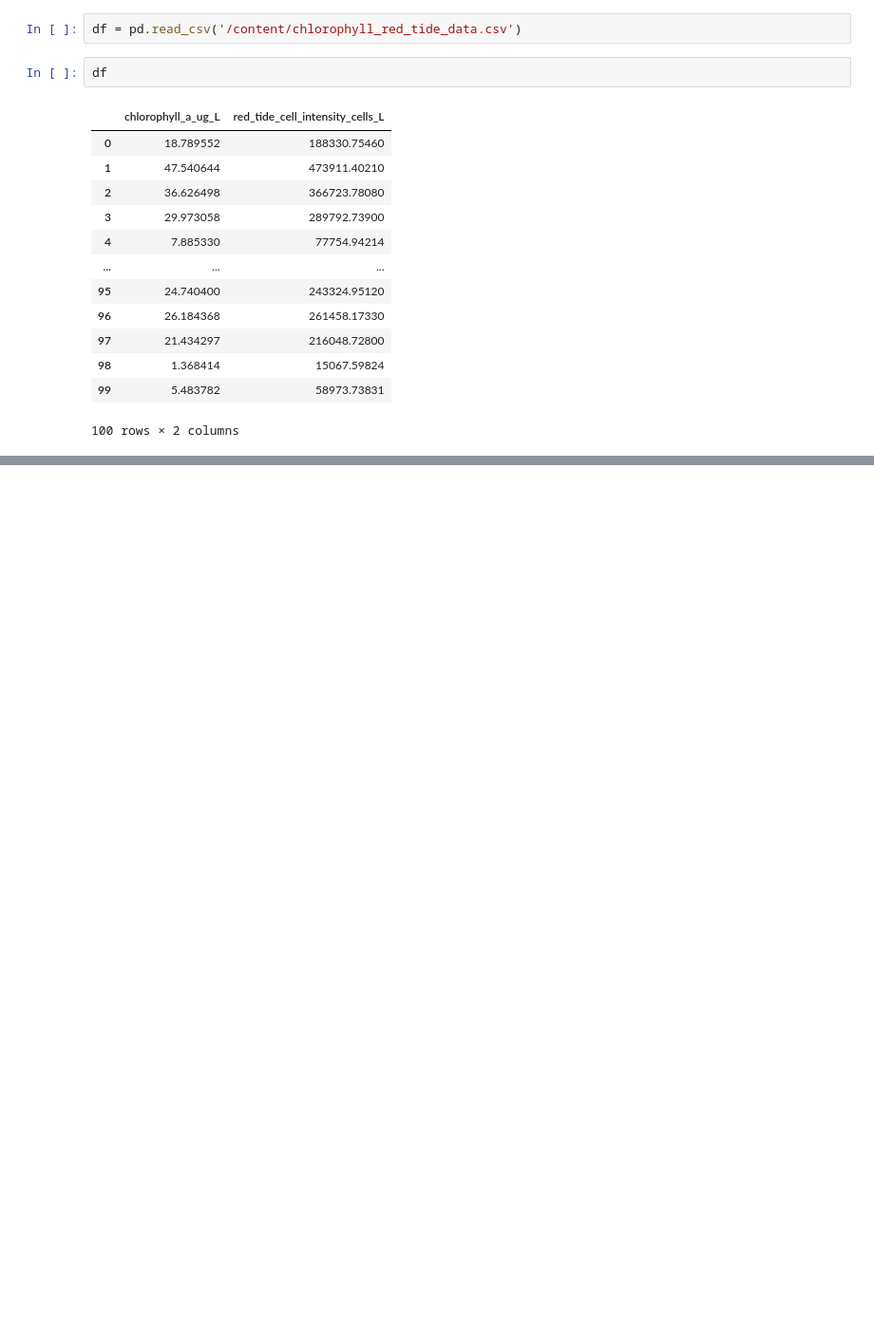
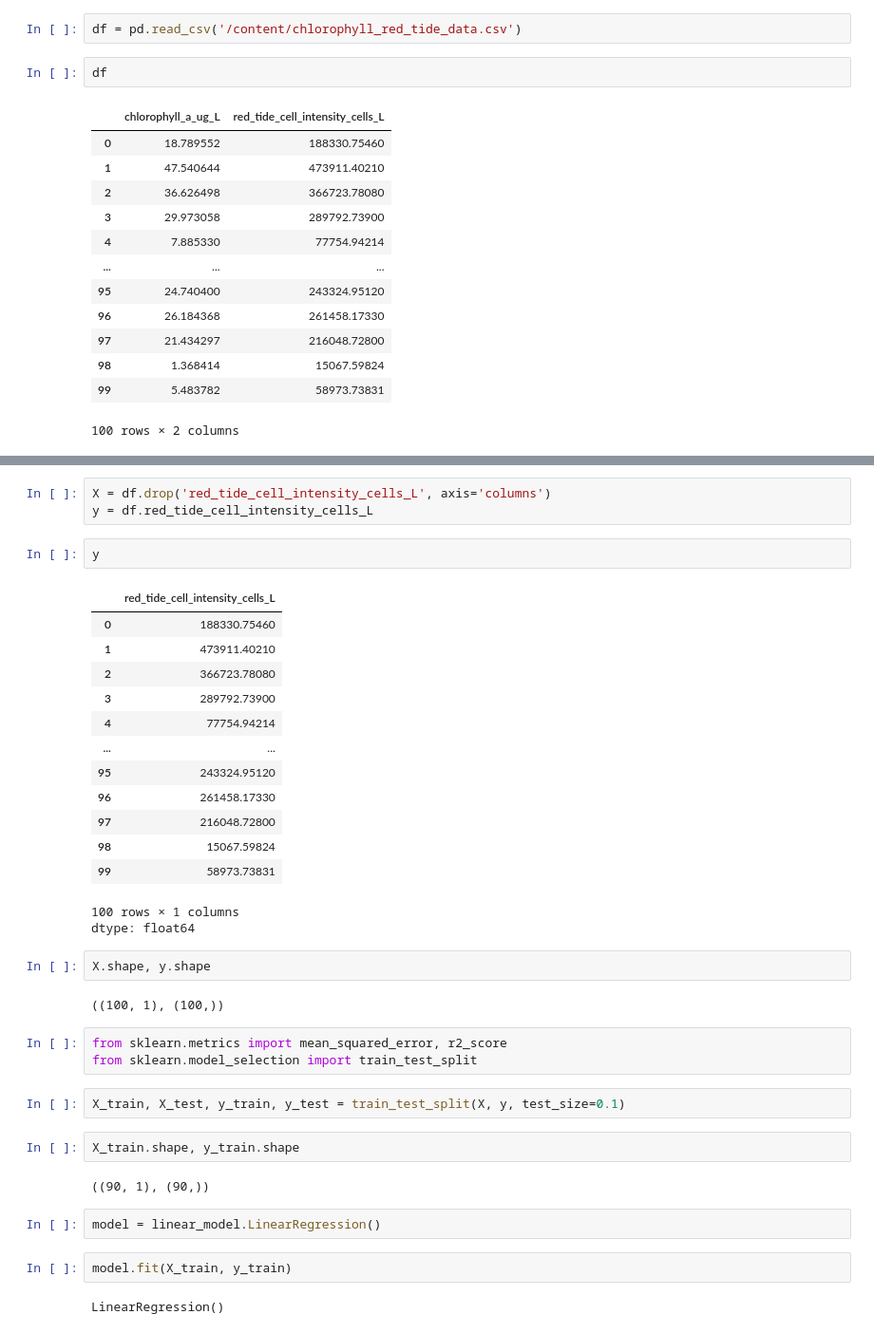
Before and after one commit to theinquisitorjif/redtideml, a Jupyter notebook: redtidelinml.ipynb, the cells around one changed output, grey strips where cells are left out. Shown at 95% size. Drawn from its saved outputs; the diff is of its cells as text; blank space fills up the shorter version.

```diff
--- a/redtidelinml.ipynb
+++ b/redtidelinml.ipynb
@@ -31,0 +45,39 @@ plt.scatter(df.chlorophyll_a_ug_L, df.red_tide_cell_intensity_cells_L, alpha=.5)
+# %%
+X = df.drop('red_tide_cell_intensity_cells_L', axis='columns')
+y = df.red_tide_cell_intensity_cells_L
+# %%
+y
+# %% [output]
+|  | red_tide_cell_intensity_cells_L |
+| 0 | 188330.75460 |
+| 1 | 473911.40210 |
+| 2 | 366723.78080 |
+| 3 | 289792.73900 |
+| 4 | 77754.94214 |
+| ... | ... |
+| 95 | 243324.95120 |
+| 96 | 261458.17330 |
+| 97 | 216048.72800 |
+| 98 | 15067.59824 |
+| 99 | 58973.73831 |
+100 rows × 1 columns
+dtype: float64
+# %%
+X.shape, y.shape
+# %% [output]
+((100, 1), (100,))
+# %%
+from sklearn.metrics import mean_squared_error, r2_score
+from sklearn.model_selection import train_test_split
+# %%
+X_train, X_test, y_train, y_test = train_test_split(X, y, test_size=0.1)
+# %%
+X_train.shape, y_train.shape
+# %% [output]
+((90, 1), (90,))
+# %%
+model = linear_model.LinearRegression()
+# %%
+model.fit(X_train, y_train)
+# %% [output]
+LinearRegression()
```
Also changed, not shown: parts of 11 cells of this notebook.
